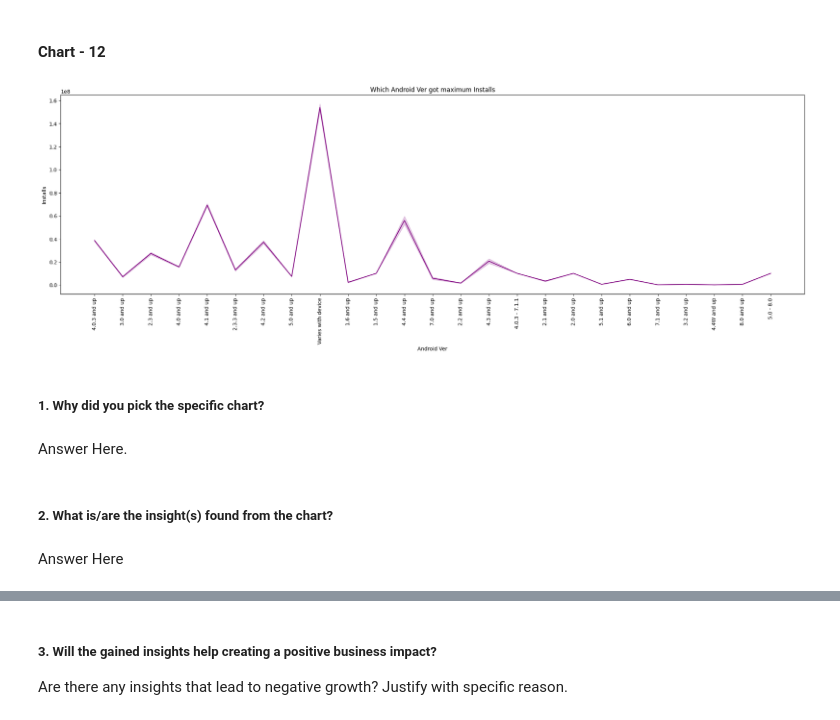
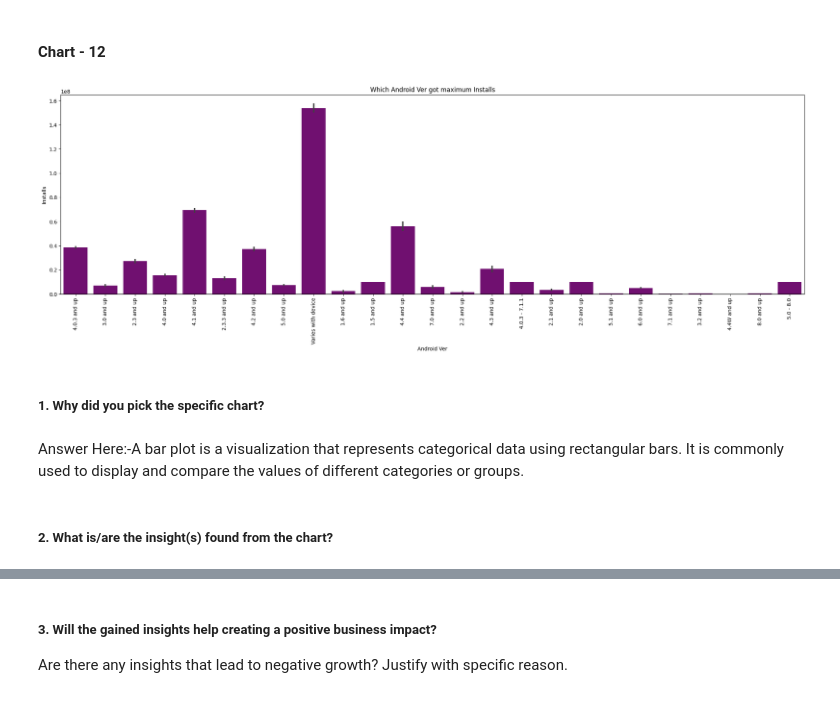
Before and after one commit to sanidhya1996/Exploratory-Data-Analysis-EDA-, a Jupyter notebook: Play_Store_App_Review_analysis(EDA).ipynb, the cells around one changed output, grey strips where cells are left out. Saved outputs shown, nothing was run; the diff lists cells and outputs as text; code cells hidden in the pictures.

```diff
--- a/Play_Store_App_Review_analysis(EDA).ipynb
+++ b/Play_Store_App_Review_analysis(EDA).ipynb
@@ -709,17 +743,15 @@ Answer Here
 # %%
 # Chart - 12 visualization code
 fig,ax=plt.subplots(figsize=(26,7))
-ax=sns.lineplot(data=Psd,x='Android Ver',y='Installs',color = 'purple' )
+ax=sns.barplot(data=Psd,x='Android Ver',y='Installs',color = 'purple' )
 ax.set_title('Which Android Ver got maximum Installs')
 plt.xticks(rotation = 90)
 plt.show()
 # %% [output]
-[figure, old version]
+[figure, new version]
 # %% [markdown]
 ##### 1. Why did you pick the specific chart?
-# %% [markdown]
-Answer Here.
+# %% [markdown]
+Answer Here:-A bar plot is a visualization that represents categorical data using rectangular bars. It is commonly used to display and compare the values of different categories or groups.
 # %% [markdown]
 ##### 2. What is/are the insight(s) found from the chart?
-# %% [markdown]
-Answer Here
```
Also changed, not shown: parts of 23 cells of this notebook.
